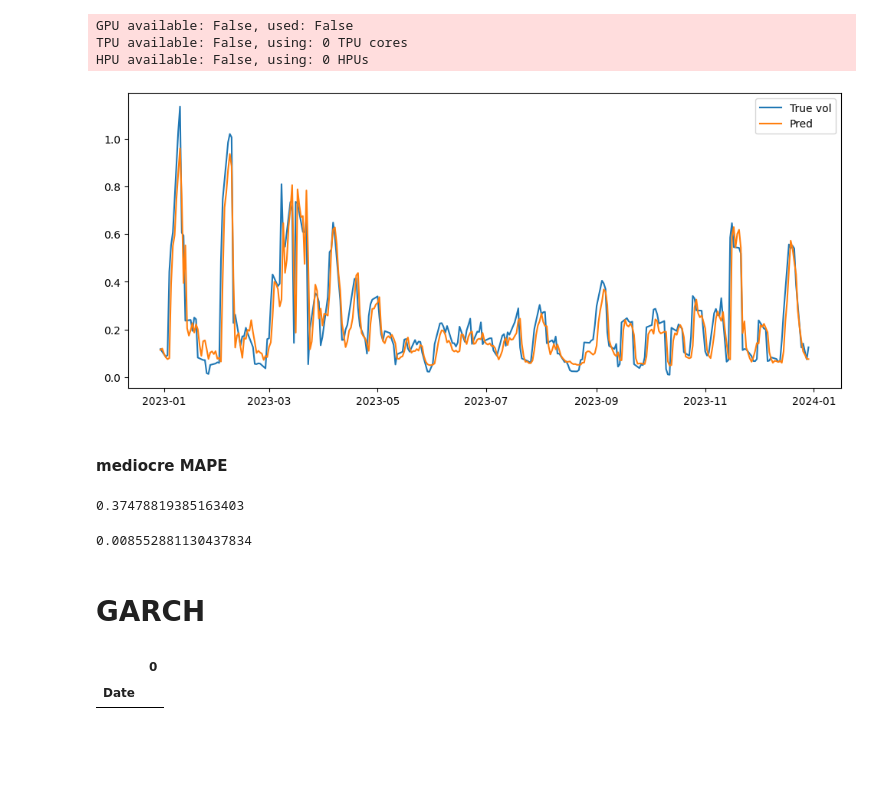
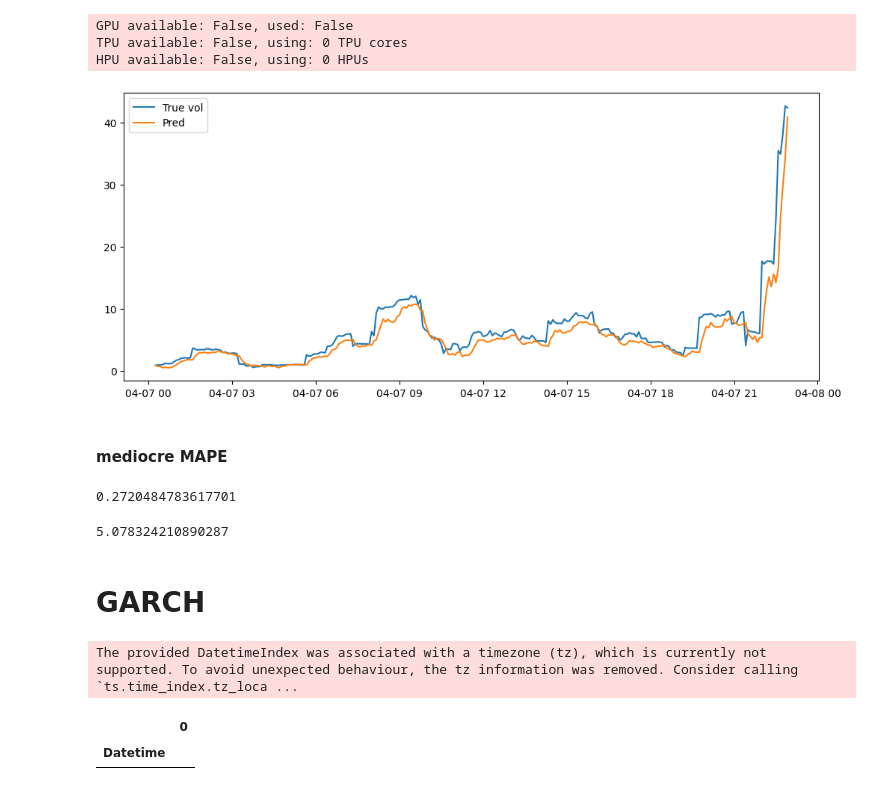
Before and after one commit to AnnastasiaStathakos/financial-time-series-forecasting, a Jupyter notebook: notebooks/07_Nbeats_GARCH_forecast_FX.ipynb, the cells around one changed output. Saved outputs shown, nothing was run; the diff lists cells and outputs as text; code cells hidden in the pictures; blank space fills up the shorter version.

```diff
--- a/notebooks/07_Nbeats_GARCH_forecast_FX.ipynb
+++ b/notebooks/07_Nbeats_GARCH_forecast_FX.ipynb
@@ -88,8 +166,8 @@ df[df.isna().any(axis=1)]
 # %%
-train_end = int(TRAIN_SIZE * len(df))
-val_end   = int((TRAIN_SIZE + VAL_SIZE) * len(df))
+# train_end = int(TRAIN_SIZE * len(df))
+# val_end   = int((TRAIN_SIZE + VAL_SIZE) * len(df))
 
 
-df_train = df.iloc[:train_end]
-df_val   = df.iloc[train_end:val_end]
-df_test  = df.iloc[val_end:]
+# df_train = df.iloc[:train_end]
+# df_val   = df.iloc[train_end:val_end]
+# df_test  = df.iloc[val_end:]
@@ -140,25 +230,25 @@ dtype: int64
 # %%
-scaler = Scaler(MinMaxScaler(feature_range=(-1,1)))
+# scaler = Scaler(MinMaxScaler(feature_range=(-1,1)))
 
-train_scaled = scaler.fit_transform(train_ts)
-val_scaled = scaler.transform(val_ts)
-test_scaled = scaler.transform(test_ts)
-df_scaled = scaler.transform(df_ts)
+# train_scaled = scaler.fit_transform(train_ts)
+# val_scaled = scaler.transform(val_ts)
+# test_scaled = scaler.transform(test_ts)
+# df_scaled = scaler.transform(df_ts)
 # %% [markdown]
 # NBEATS
 # %%
 seed = 42
-nbeats_name = "nbeats_1h"
+nbeats_name = f"nbeats_{VOL_INTERVAL}"
 
 # parameters
 params = {
-    'input_lags': 20,
-    'output_steps': 1,
+    'input_lags': NBEATS_LOG,
+    'output_steps': NBEATS_FORECAST,
     'stacks': 5,
     'blocks': 1,
     'layers': 4,
     'l_widths': 256,
-    'epochs': 100,
+    'epochs': 2,
     'b_size': 32
 }
 # %%
@@ -220,8 +310,8 @@ Time elapsed: 5m 2.890892744064331s
 model_nbeats = NBEATSModel.load_from_checkpoint(model_name=nbeats_name, best=True)
 
 pred_scaled = model_nbeats.historical_forecasts(
-    series=df_scaled,
-    start=df_test.index.min().replace(tzinfo=None),
+    series=test_scaled_series_list,
+    # start=df_test[0].time_index.min(),
     forecast_horizon=1,
     stride=1,
     last_points_only=True,
@@ -237,31 +327,36 @@ TPU available: False, using: 0 TPU cores
 HPU available: False, using: 0 HPUs
 # %%
 # Plot
+if VOL_INTERVAL == "1d":
+    x=1
+else:
+    x=100
 plt.figure(figsize=(12,5))
-plt.plot(test_ts.time_index, test_ts.values(), label="True vol")
-plt.plot(test_ts.time_index, pred.values(), label="Pred")
+plt.plot(test_scaled_series_list[0][20:].time_index, df_test[0][20:].values()*x, label="True vol")
+plt.plot(test_scaled_series_list[0][20:].time_index, pred[0].values()*x, label="Pred")
 plt.legend()
 plt.show()
 # %% [output]
-[figure, old version]
+[figure, new version]
 # %% [markdown]
 #### mediocre MAPE
 # %%
-mean_absolute_percentage_error(pred.values(), test_ts.values())
+mean_absolute_percentage_error(pred[0].values()*x, df_test[0][20:].values()*x)
 # %% [output]
-0.37478819385163403
+0.2720484783617701
 # %%
-mean_squared_error(pred.values(), test_ts.values())
+mean_squared_error(pred[0].values()*x, df_test[0][20:].values()*x)
 # %% [output]
-0.008552881130437834
+5.078324210890287
 # %% [markdown]
 # GARCH
 # %%
-df_garch = data_log_returns.copy()
+df_garch = data_log_returns.copy() * x
 # pre traitement pour faire apparaitre tous les indices
-tmp =  TimeSeries.from_dataframe(df_garch.asfreq(VOL_INTERVAL))
+tmp =  TimeSeries.from_dataframe(df_garch.asfreq(DARTS_FREQ), freq=DARTS_FREQ)
 df_garch = pd.DataFrame(tmp.values(), index=tmp.time_index).interpolate(method="time")
 df_garch[df_garch.isna().any(axis=1)]
 # %% [output]
+The provided DatetimeIndex was associated with a timezone (tz), which is currently not supported. To avoid unexpected behaviour, the tz information was removed. Consider calling `ts.time_index.tz_loca ...
 |  | 0 |
-| Date |  |
+| Datetime |  |
```
Also changed, not shown: parts of 30 cells of this notebook.
